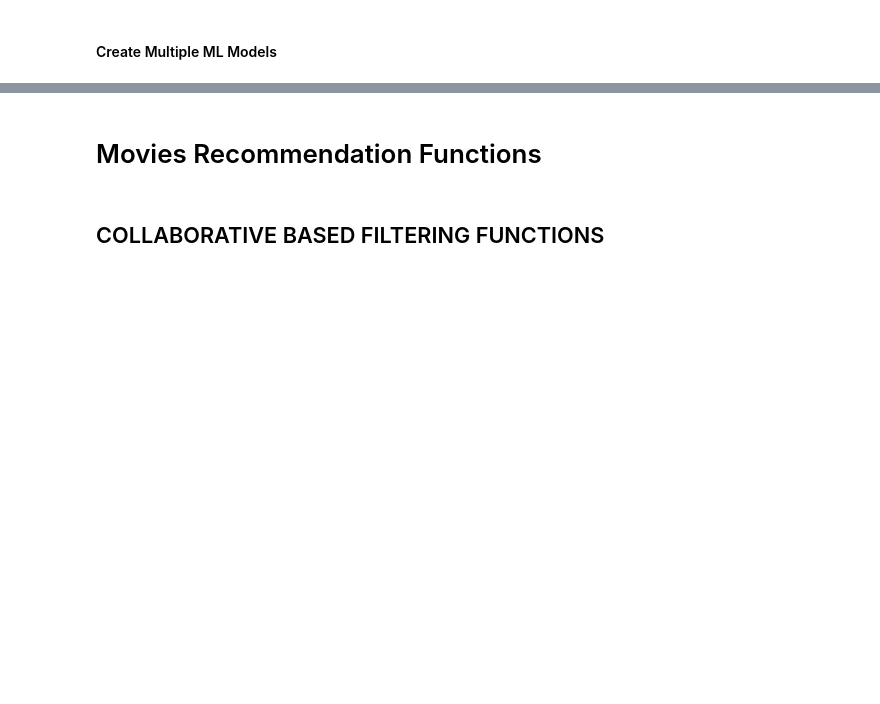
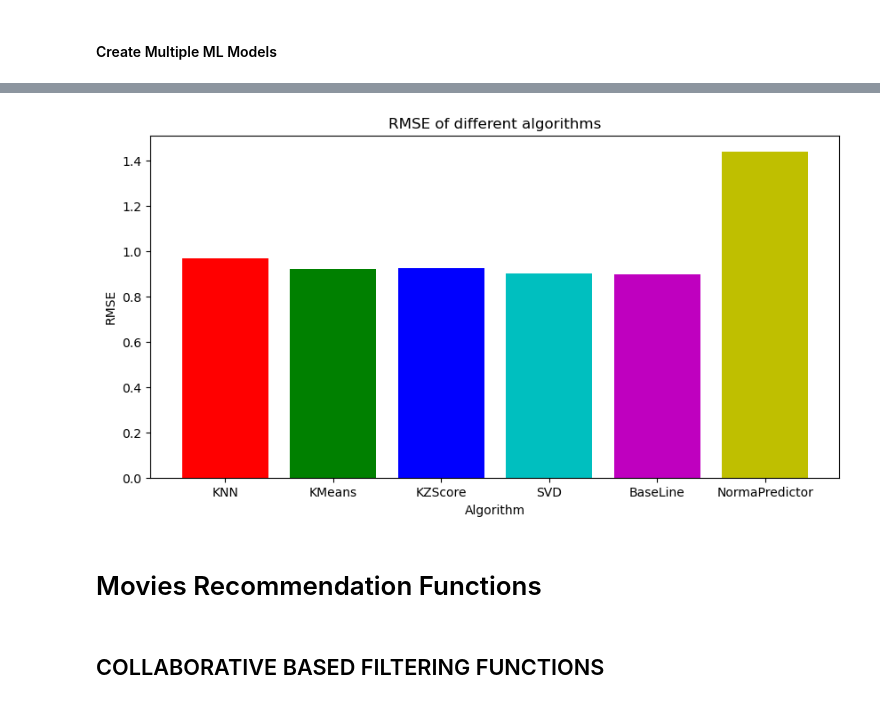
Before and after one commit to JasperZeroes/TeamND2-unsupervised-predict, a Jupyter notebook: TeamND2_notebook.ipynb, the cells around one changed output, grey strips where cells are left out. Cells and saved outputs as stored; diff of their text form; code cells hidden in the pictures; blank space fills up the shorter version.

```diff
--- a/TeamND2_notebook.ipynb
+++ b/TeamND2_notebook.ipynb
@@ -960,3 +975,15 @@ plt.show()
+# %%
+# Create a histogram
+fig = plt.figure(figsize=(10, 5))
+ax = fig.add_subplot(111)
+
+ax.bar(rmse_dict.keys(), rmse_dict.values(), color=['r','g','b','c','m','y'])
+plt.ylabel('RMSE')
+plt.xlabel('Algorithm')
+plt.title('RMSE of different algorithms')
+plt.show()
+# %% [output]
+[figure, added]
 # %% [markdown]
 # Movies Recommendation Functions
 # %% [markdown]
```
Also changed, not shown: parts of 97 cells of this notebook.
